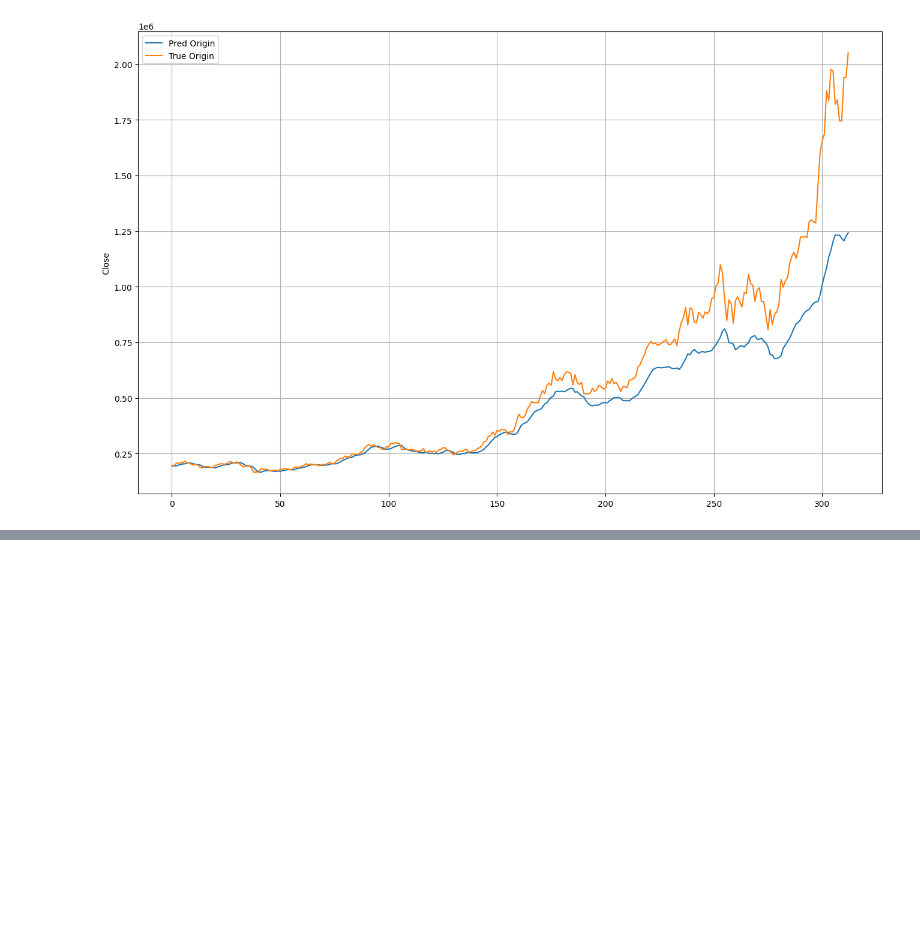
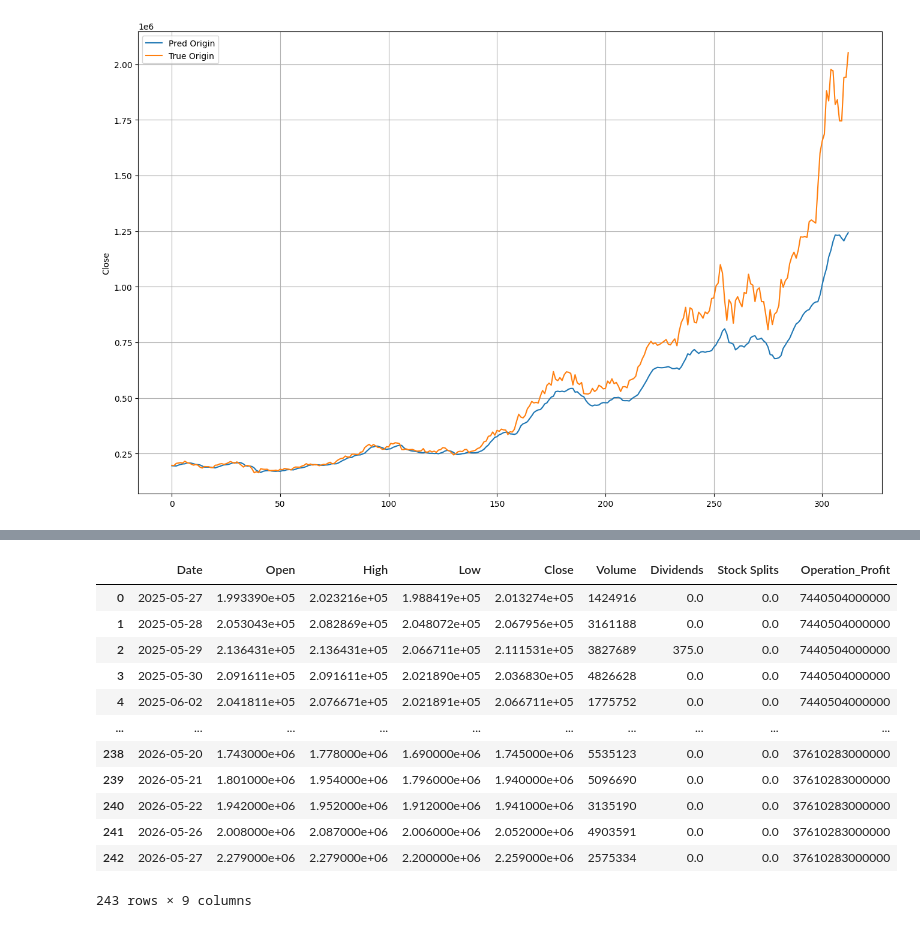
Before and after one commit to bsmoon-86/multicam_11, a Jupyter notebook: 20260526/02_exam.ipynb, the cells around one changed output, grey strips where cells are left out. Saved outputs shown, nothing was run; the diff lists cells and outputs as text; code cells hidden in the pictures; blank space fills up the shorter version.

```diff
--- a/20260526/02_exam.ipynb
+++ b/20260526/02_exam.ipynb
@@ -383,3 +406,8 @@ plt.savefig('하이닉스.png')
 plt.show()
 # %% [output]
 [figure]
+# %%
+hynix = yf.Ticker("000660.KS")
+df = hynix.history(period='1y')
+# df = hynix.history(start="2015-01-01")
+df.head()
@@ -385,0 +422,2 @@ plt.show()
+# %%
+df.reset_index(inplace=True)
@@ -385,0 +442,2 @@ plt.show()
+# %%
+df['Date'] = df['Date'].dt.date.astype('datetime64[s]')
@@ -385,0 +462,3 @@ plt.show()
+# %%
+dart_df['Date'] = dart_df['Date'].astype('datetime64[s]')
+dart_df.info()
@@ -385,0 +475,16 @@ plt.show()
+# %%
+pd.merge_asof(df, dart_df, on = 'Date', direction='backward')
+# %% [output]
+|  | Date | Open | High | Low | Close | Volume | Dividends | Stock Splits | Operation_Profit |
+| 0 | 2025-05-27 | 1.993390e+05 | 2.023216e+05 | 1.988419e+05 | 2.013274e+05 | 1424916 | 0.0 | 0.0 | 7440504000000 |
+| 1 | 2025-05-28 | 2.053043e+05 | 2.082869e+05 | 2.048072e+05 | 2.067956e+05 | 3161188 | 0.0 | 0.0 | 7440504000000 |
+| 2 | 2025-05-29 | 2.136431e+05 | 2.136431e+05 | 2.066711e+05 | 2.111531e+05 | 3827689 | 375.0 | 0.0 | 7440504000000 |
+| 3 | 2025-05-30 | 2.091611e+05 | 2.091611e+05 | 2.021890e+05 | 2.036830e+05 | 4826628 | 0.0 | 0.0 | 7440504000000 |
+| 4 | 2025-06-02 | 2.041811e+05 | 2.076671e+05 | 2.021891e+05 | 2.066711e+05 | 1775752 | 0.0 | 0.0 | 7440504000000 |
+| ... | ... | ... | ... | ... | ... | ... | ... | ... | ... |
+| 238 | 2026-05-20 | 1.743000e+06 | 1.778000e+06 | 1.690000e+06 | 1.745000e+06 | 5535123 | 0.0 | 0.0 | 37610283000000 |
+| 239 | 2026-05-21 | 1.801000e+06 | 1.954000e+06 | 1.796000e+06 | 1.940000e+06 | 5096690 | 0.0 | 0.0 | 37610283000000 |
+| 240 | 2026-05-22 | 1.942000e+06 | 1.952000e+06 | 1.912000e+06 | 1.941000e+06 | 3135190 | 0.0 | 0.0 | 37610283000000 |
+| 241 | 2026-05-26 | 2.008000e+06 | 2.087000e+06 | 2.006000e+06 | 2.052000e+06 | 4903591 | 0.0 | 0.0 | 37610283000000 |
+| 242 | 2026-05-27 | 2.279000e+06 | 2.279000e+06 | 2.200000e+06 | 2.259000e+06 | 2575334 | 0.0 | 0.0 | 37610283000000 |
+243 rows × 9 columns
```
Also changed, not shown: parts of 6 cells of this notebook.
